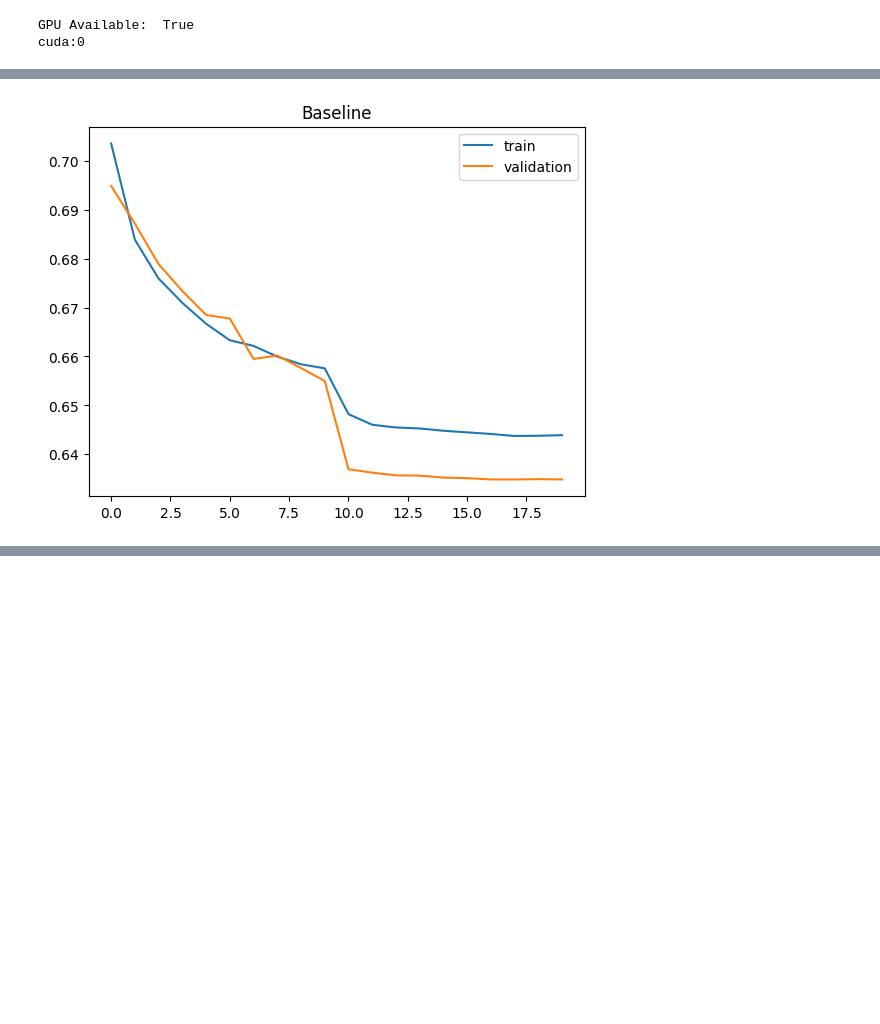
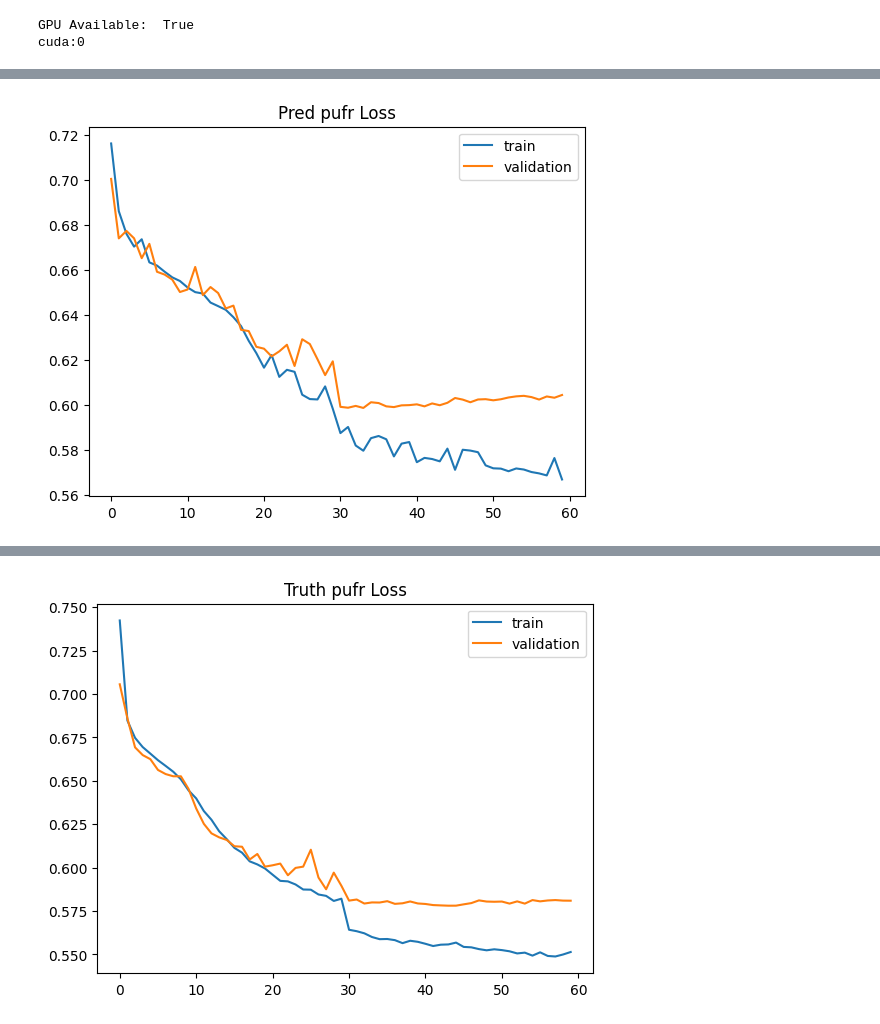
Before and after one commit to LukeV37/Pileup_Project, a Jupyter notebook: analysis/DiHiggs_4b_Attention_Classifier_PRED_PUFR.ipynb, the cells around one changed output, grey strips where cells are left out. Cells and saved outputs as stored; diff of their text form; code cells hidden in the pictures; blank space fills up the shorter version.

```diff
--- a/analysis/DiHiggs_4b_Attention_Classifier_PRED_PUFR.ipynb
+++ b/analysis/DiHiggs_4b_Attention_Classifier_PRED_PUFR.ipynb
@@ -307,9 +328,12 @@ class Model2(nn.Module):
     def __init__(self, in_feats, hidden_feats, out_feats):
         super(Model2, self).__init__()
         self.jet_preprocess = nn.Linear(in_feats,hidden_feats)
-        self.encoder1 = Encoder2(hidden_feats,num_heads=1)
-        self.encoder2 = Encoder2(hidden_feats,num_heads=1)
-        self.encoder3 = Encoder2(hidden_feats,num_heads=1)
+        self.encoder1 = Encoder2(hidden_feats,num_heads=8)
+        self.encoder2 = Encoder2(hidden_feats,num_heads=8)
+        self.encoder3 = Encoder2(hidden_feats,num_heads=8)
+        self.encoder4 = Encoder2(hidden_feats,num_heads=8)
+        self.encoder5 = Encoder2(hidden_feats,num_heads=8)
+
         self.jet_postprocess = nn.Linear(hidden_feats,hidden_feats)
         self.jet_classifier = nn.Linear(hidden_feats,out_feats)
     def forward(self, jet_feats):
@@ -320,6 +344,8 @@ class Model2(nn.Module):
         jet_embedding, jet_weights = self.encoder1(jet_embedding,jet_embedding,jet_embedding)
         jet_embedding, jet_weights = self.encoder2(jet_embedding,jet_embedding,jet_embedding)
         jet_embedding, jet_weights = self.encoder3(jet_embedding,jet_embedding,jet_embedding)
+        jet_embedding, jet_weights = self.encoder4(jet_embedding,jet_embedding,jet_embedding)
+        jet_embedding, jet_weights = self.encoder5(jet_embedding,jet_embedding,jet_embedding)
 
         # Aggregate and Classify
         jet_aggregated = jet_embedding.sum(dim=0)
@@ -332,7 +358,9 @@ def train(model, optimizer, data, epochs=20):
 
     history = {'train_loss':[],'test_loss':[]}
 
-    scheduler = torch.optim.lr_scheduler.StepLR(optimizer, step_size=10, gamma=0.1)
+    step_size=30
+    gamma=0.1
+    scheduler = torch.optim.lr_scheduler.StepLR(optimizer, step_size=step_size, gamma=gamma)
     for e in range(epochs):
         cum_loss_train = []
         cum_loss_val = []
@@ -361,6 +389,9 @@ def train(model, optimizer, data, epochs=20):
         if (e+1)%1==0:
             print('Epoch:',e+1,'\tTrain Loss:',round(float(np.mean(cum_loss_train)),4),'\tVal Loss:',round(float(np.mean(cum_loss_val)),4))
 
+        if (e+1)%step_size==0:
+            print("\tReducing Step Size by ", gamma)
+
     return history
 # %%
 print("GPU Available: ", torch.cuda.is_available())
@@ -373,13 +404,12 @@ cuda:0
 # Use BinaryCrossEntropy for binary classification
 loss_fn = nn.BCELoss()
 
-Epochs = 20
+Epochs = 60
 
-"""
 # Train model with pt,eta,phi,m,pufr
-print("Training with PUFR")
+print("Training with Pred PUFR")
 PUFR = Model2(5,32,1).to(device)
-optimizer_pufr = optim.AdamW(PUFR.parameters(), lr=0.0001)
+optimizer_pufr = optim.AdamW(PUFR.parameters(), lr=0.0001, weight_decay=0.001)
 data = [X_train_pufr, y_train, X_val_pufr, y_val]
 PUFR_history = train(PUFR, optimizer_pufr, data, epochs=Epochs)
 plt.plot(PUFR_history['train_loss'],label='train')
@@ -392,7 +422,7 @@ print()
 # Train model with pt,eta,phi,m,truth
 print("Training with Truth")
 Truth = Model2(5,32,1).to(device)
-optimizer_truth = optim.AdamW(Truth.parameters(), lr=0.0001)
+optimizer_truth = optim.AdamW(Truth.parameters(), lr=0.0001, weight_decay=0.001)
 data = [X_train_truth, y_train, X_val_truth, y_val]
 Truth_history = train(Truth, optimizer_truth, data, epochs=Epochs)
 plt.plot(Truth_history['train_loss'],label='train')
@@ -401,12 +431,11 @@ plt.title("Truth pufr Loss")
 plt.legend()
 plt.show()
 print()
-"""
 
 # Train model with pt,eta,phi,m
 print("Training Baseline")
 Baseline = Model2(4,32,1).to(device)
-optimizer_baseline = optim.AdamW(Baseline.parameters(), lr=0.0001)
+optimizer_baseline = optim.AdamW(Baseline.parameters(), lr=0.0001, weight_decay=0.001)
 data = [X_train_baseline, y_train, X_val_baseline, y_val]
 Baseline_history = train(Baseline, optimizer_baseline, data, epochs=Epochs)
 plt.plot(Baseline_history['train_loss'],label='train')
@@ -436 +465 @@ Epoch: 20       Train Loss: 0.6439      Val Loss: 0.6349
-[figure, old version]
+[figure, new version]
@@ -436,0 +483 @@ Epoch: 20       Train Loss: 0.6439      Val Loss: 0.6349
+[figure, added]
```
Also changed, not shown: parts of 5 cells of this notebook.
